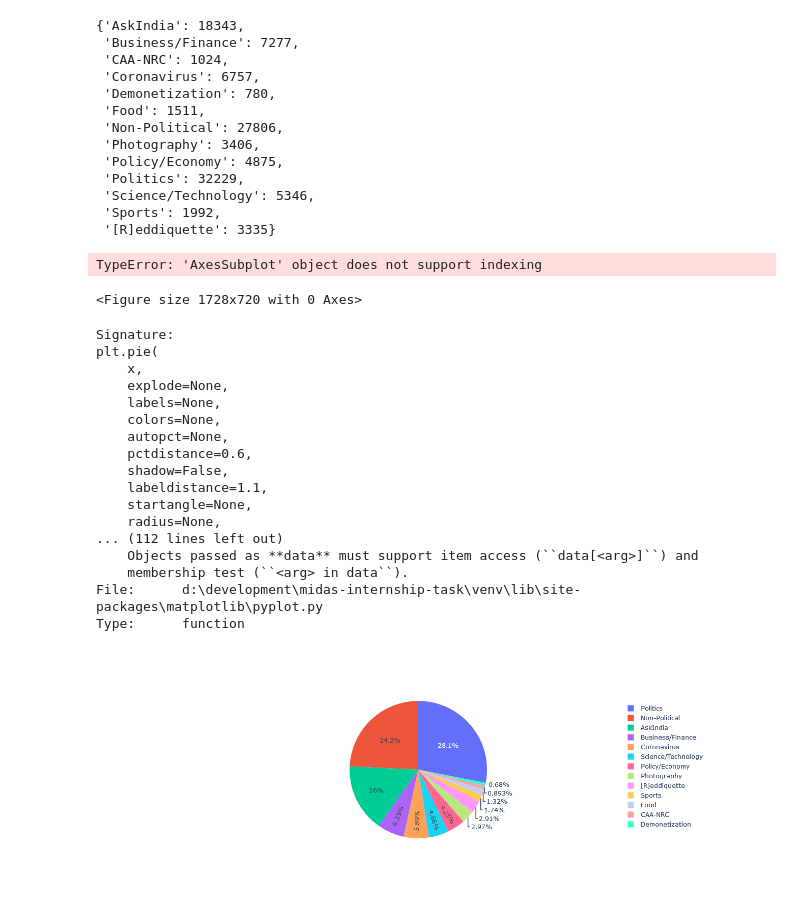
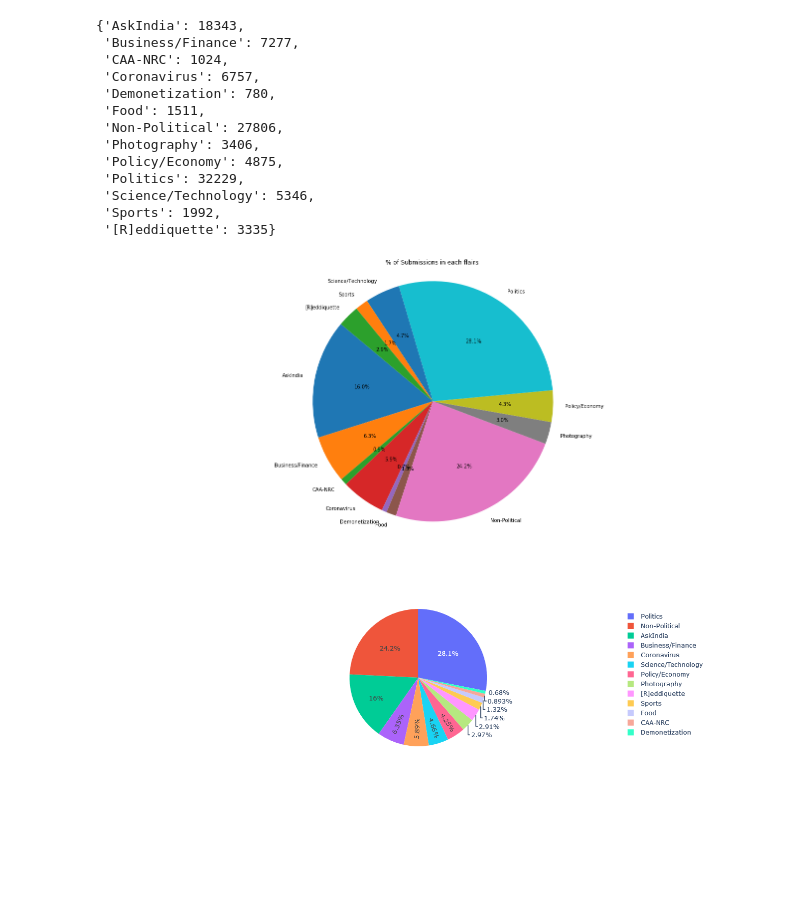
Before and after one commit to macabdul9/reddit-flait-detector, a Jupyter notebook: notebooks/reddit_flair_data_acquisation_June_2019.ipynb, the cells around one changed output. Drawn from its saved outputs; the diff is of its cells as text; code cells hidden in the pictures; blank space fills up the shorter version.

```diff
--- a/notebooks/reddit_flair_data_acquisation_June_2019.ipynb
+++ b/notebooks/reddit_flair_data_acquisation_June_2019.ipynb
@@ -416,37 +416,13 @@ new_flairs_freq
 # %%
 # Write the dictionary into json file we might need it in web app data visualization
 # % of Submissions in each flairs
 plt.figure(figsize=(24, 10))
-fig.patch.set_facecolor('blue')
-fig.patch.set_alpha(0.7)
-ax = fig.subplots(1)
-ax[0].pie(new_freq, labels=new_flairs, autopct='%1.1f%%', startangle=140)
+plt.pie(new_freq, labels=new_flairs, autopct='%1.1f%%', startangle=140)
 plt.axis('equal')
 plt.title("% of Submissions in each flairs")
 plt.show()
 # %% [output]
-TypeError: 'AxesSubplot' object does not support indexing
-<Figure size 1728x720 with 0 Axes>
+[figure, added]
-# %%
-plt.pie?
-# %% [output]
-Signature:
-plt.pie(
-    x,
-    explode=None,
-    labels=None,
-    colors=None,
-    autopct=None,
-    pctdistance=0.6,
-    shadow=False,
-    labeldistance=1.1,
-    startangle=None,
-    radius=None,
-... (112 lines left out)
-    Objects passed as **data** must support item access (``data[<arg>]``) and
-    membership test (``<arg> in data``).
-File:      d:\development\midas-internship-task\venv\lib\site-packages\matplotlib\pyplot.py
-Type:      function
 # %%
 
 fig = go.Figure(data=[go.Pie(labels=new_flairs, values=new_freq)])
```
